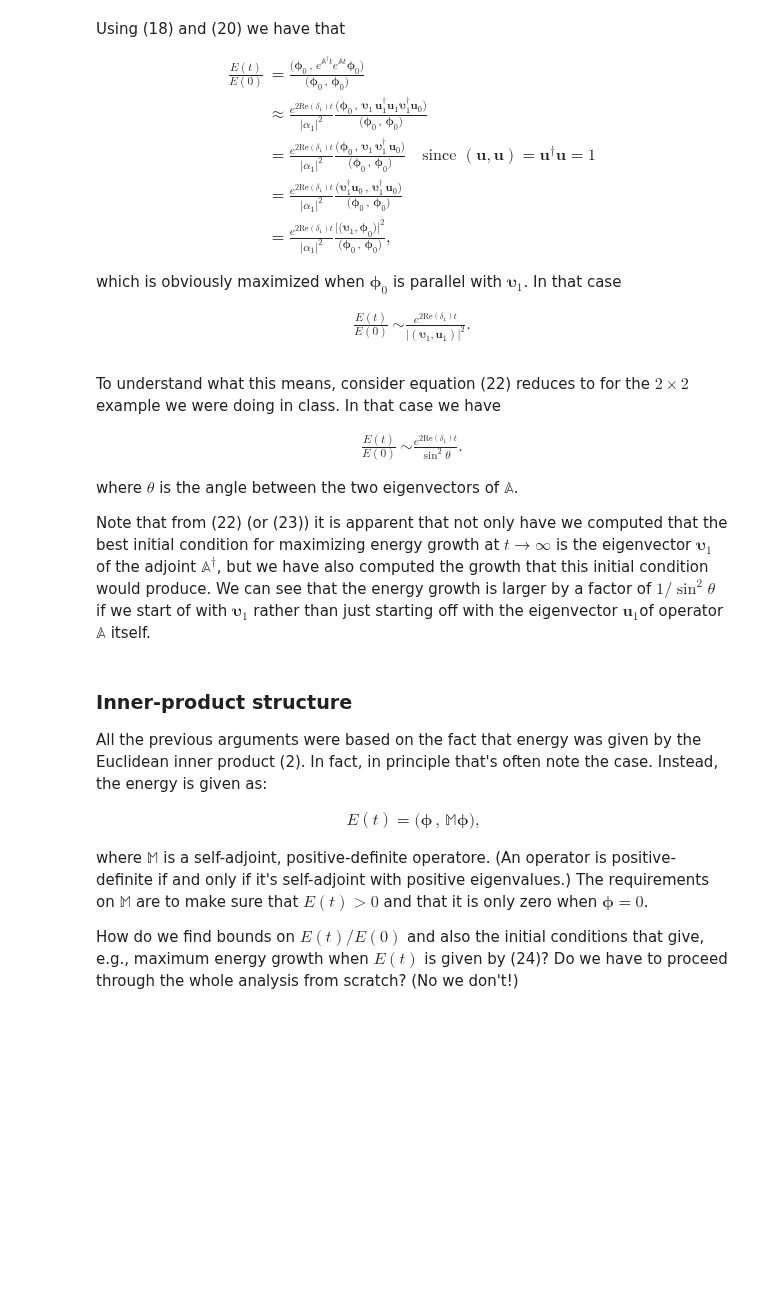
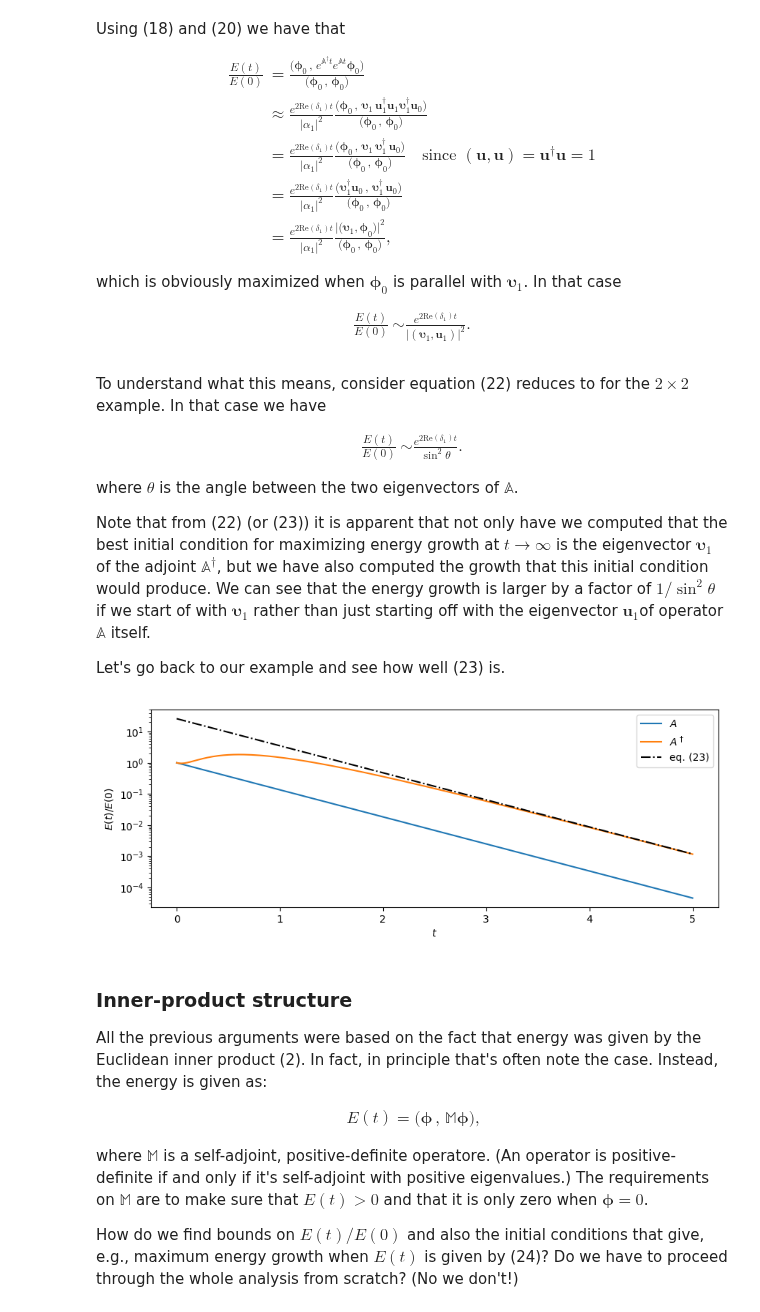
Before and after one commit to navidcy/Instabilities-in-Fluids, a Jupyter notebook: lectures/05-BasicsNonmodalStability.ipynb, the cells around one changed output. Cells and saved outputs as stored; diff of their text form; code cells hidden in the pictures; blank space fills up the shorter version.

```diff
--- a/lectures/05-BasicsNonmodalStability.ipynb
+++ b/lectures/05-BasicsNonmodalStability.ipynb
@@ -376,7 +472,7 @@ which is obviously maximized when $\boldsymbol{\phi}_0$ is parallel with $\bolds
 # %% [markdown]
 
 
-To understand what this means, consider equation (22) reduces to for the $2\times2$ example we were doing in class. In that case we have
+To understand what this means, consider equation (22) reduces to for the $2\times2$ example. In that case we have
 
 \begin{align*}
 \frac{E(t)}{E(0)} &\sim \frac{e^{2\mathrm{Re}(\delta_1)t}}{\sin^2\theta}. \tag{23}
@@ -384,7 +480,23 @@ To understand what this means, consider equation (22) reduces to for the $2\time
 
 where $\theta$ is the angle between the two eigenvectors of $\mathbb{A}$.
 
-Note that from (22) (or (23)) it is apparent that not only have we computed that the best initial condition for maximizing energy growth at $t\to\infty$ is the eigenvector $\boldsymbol{\upsilon}_1$ of the adjoint $\mathbb{A}^\dagger$, but we have also computed the growth that this initial condition would produce. We can see that the energy growth is larger by a factor of $1/\sin^2\theta$ if we start of with $\boldsymbol{\upsilon}_1$ rather than just starting off with the eigenvector $\boldsymbol{u}_1$of operator $\mathbb{A}$ itself.
+Note that from (22) (or (23)) it is apparent that not only have we computed that the best initial condition for maximizing energy growth at $t\to\infty$ is the eigenvector $\boldsymbol{\upsilon}_1$ of the adjoint $\mathbb{A}^\dagger$, but we have also computed the growth that this initial condition would produce. We can see that the energy growth is larger by a factor of $1\big/\sin^2\theta$ if we start of with $\boldsymbol{\upsilon}_1$ rather than just starting off with the eigenvector $\boldsymbol{u}_1$of operator $\mathbb{A}$ itself.
+
+Let's go back to our example and see how well (23) is.
+# %%
+A = [-1 5; 0 -2];
+S, U = eigen(A); u1 = U[:, 1]; u2 =U[:, 2]
+Sadj, V = eigen(copy(A')); v1 = V[:, 2]; v2 =V[:, 1]; #to make sure v1 <--> u1
+tfinal = 5
+figure(figsize=(10, 3.5))
+t, energy = integrateforward(u1; tfinal=tfinal)
+semilogy(t, energy, label="\$ A\$")
+t, energy = integrateforward(v1; tfinal=tfinal)
+semilogy(t, energy, label="\$A^\\dagger\$")
+semilogy(t, exp.(-2*t)/abs2(dot(u1, v1)), "-.k", label="eq. (23)")
+xlabel(L"t"); ylabel(L"E(t)/E(0)"); legend();
+# %% [output]
+[figure, added]
 # %% [markdown]
 ### Inner-product structure
 
```
Also changed, not shown: parts of 20 cells of this notebook.
